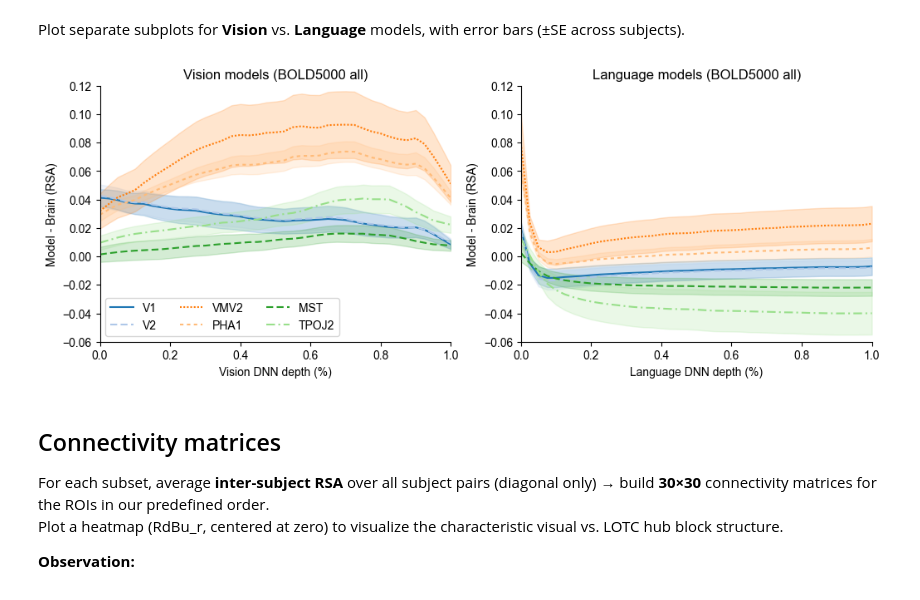
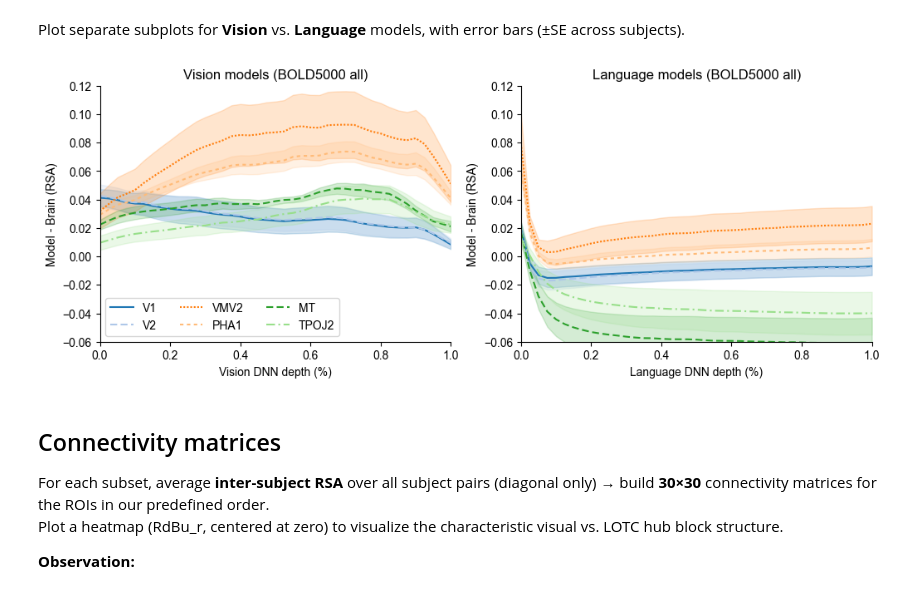
Before and after one commit to memory-formation/convergent-transformations, a Jupyter notebook: 5_notebooks/10_bold5000_alignment.ipynb, the cells around one changed output. Cells and saved outputs as stored; diff of their text form; code cells hidden in the pictures.

```diff
--- a/5_notebooks/10_bold5000_alignment.ipynb
+++ b/5_notebooks/10_bold5000_alignment.ipynb
@@ -313,29 +416,29 @@ Plot separate subplots for **Vision** vs. **Language** models, with error bars (
 # %%
 
 # Plot the main areas
-roi_names = ["V1", "V2", "VMV2", "PHA1", "MST", "TPOJ2"]
+roi_names = ["V1", "V2", "VMV2", "PHA1", "MT", "TPOJ2"]
 palette = hcp.query("name in @roi_names and roi <= 180").set_index("name").area_color.to_dict()
-dashes={"V1": (None, None), "V2": (4, 2), "VMV2": (1, 1), "PHA1": (2, 2), "MST": (4, 2), "TPOJ2": (5, 2, 1, 2)}
+dashes={"V1": (None, None), "V2": (4, 2), "VMV2": (1, 1), "PHA1": (2, 2), "MT": (4, 2), "TPOJ2": (5, 2, 1, 2)}
 
 fig, axes = plt.subplots(1, 2, figsize=(12, 4))
 
 for ax , modality in zip (axes, ("Vision", "Language")):
     data = df_interpolated.query("modality == @ modality and name in @roi_names")
     sns.lineplot(data=data, hue="name", x="depth", y="score", hue_order=roi_names, errorbar='se', style="name", palette=palette, ax=ax, dashes=dashes)
     ax.legend(title="", ncol=3)
     ax.set_xlim(0, 1)
     sns.despine(ax=ax)
     ax.set_xlabel(f"{modality} DNN depth (%)")
     ax.set_ylabel("Model - Brain (RSA)")
     ax.set_title(f"{modality} models (BOLD5000 {subset})")
     ax.set_ylim(-0.06, 0.12)
 
 axes[1].legend_.remove()
 
 output_filename = f"03_hierarchical_curves_{subset}.pdf"
-fig.savefig(output_folder / output_filename, bbox_inches="tight", transparent=True)
+#fig.savefig(output_folder / output_filename, bbox_inches="tight", transparent=True)
 # %% [output]
-[figure, old version]
+[figure, new version]
 # %% [markdown]
 ## Connectivity matrices
 
```
Also changed, not shown: parts of 13 cells of this notebook, 12 other files.
